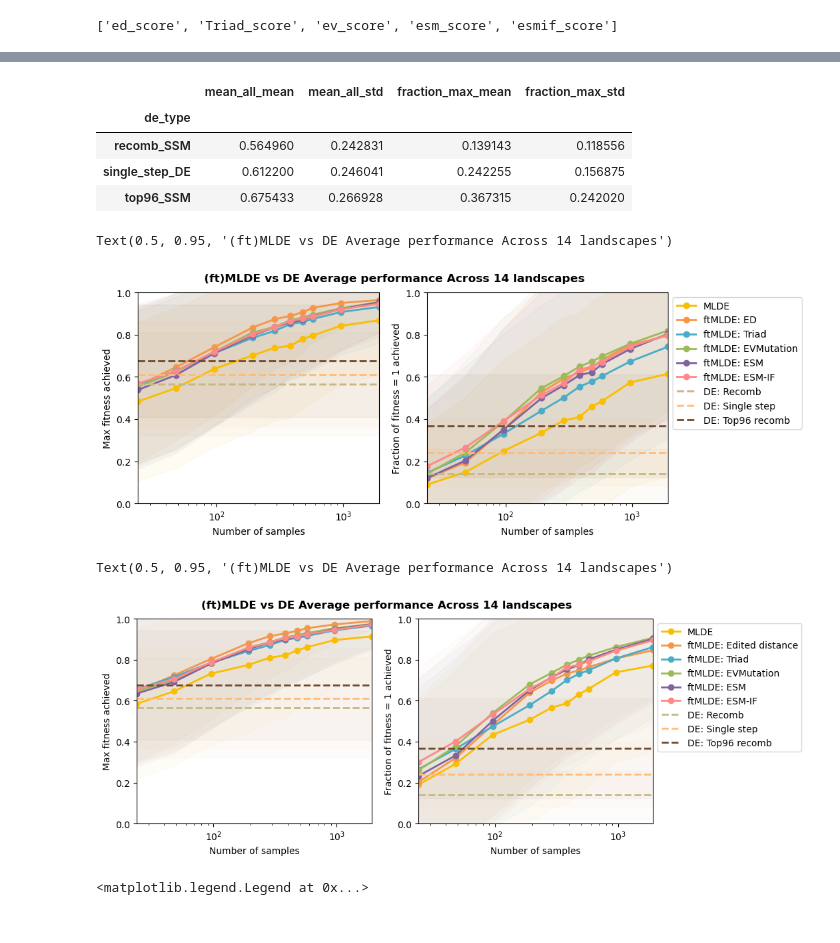
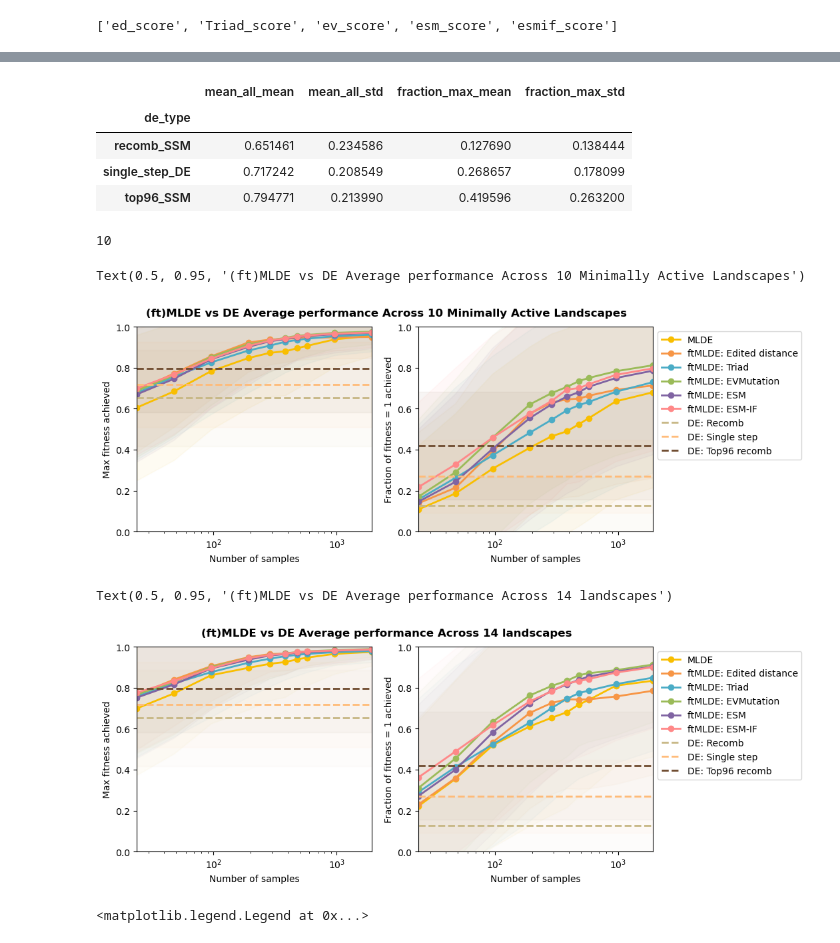
Before and after one commit to fhalab/SSMuLA, a Jupyter notebook: sandbox/avg_datasets.ipynb, the cells around one changed output, grey strips where cells are left out. Drawn from its saved outputs; the diff is of its cells as text; code cells hidden in the pictures.

Commit message:
fit corr actcut and reorg factor plot

```diff
--- a/sandbox/avg_datasets.ipynb
+++ b/sandbox/avg_datasets.ipynb
@@ -31,6 +39,9 @@ N_SAMPLE_LIST = [24, 48, 96, 192, 288, 384, 480, 576, 960, 1920]
 # %%
 mlde_all = pd.read_csv("results/mlde/all_df_comb_onehot.csv")
 de_all = pd.read_csv("results/de/DE-active/scale2max/all_landscape_de_summary.csv")
+# %%
+active_cutoff = 1
+active_lib_list = lib_stat[lib_stat["percent_active"]>active_cutoff]["lib"].tolist()
 # %%
 mlde_all.columns
 # %% [output]
@@ -62,13 +63,3 @@ avg_mlde
-# %%
-def get_mlde_avg_df(mlde_all, n_top, n_mut_cutoff, zs):
-    avg_mlde = mlde_all[
-        (mlde_all["zs"] == zs)
-        & (mlde_all["n_top"] == n_top)
-        & (mlde_all["n_mut_cutoff"] == n_mut_cutoff)
-    ][["n_sample", "top_maxes", "if_truemaxs"]].groupby("n_sample").agg(["mean", "std"]).reset_index()
-    avg_mlde.columns = ['{}_{}'.format(i, j) for i, j in avg_mlde.columns]
-    avg_mlde = avg_mlde.rename(columns={'n_sample_': 'n_sample'})
-    return avg_mlde
 # %%
 ZS_OPTS
 # %% [output]
@@ -78,8 +69,14 @@ n_top = 96
 avg_mlde_df_dict = {}
 
 # just mlde
-avg_mlde_df_dict["MLDE"] = get_mlde_avg_df(mlde_all, n_top, n_mut_cutoff="all", zs="none")
-avg_mlde_df_dict["ftMLDE: Edited distance"] = get_mlde_avg_df(mlde_all, n_top, n_mut_cutoff="double", zs="none")
+avg_mlde_df_dict["MLDE"] = get_mlde_avg_df(
+    mlde_all, n_top, n_mut_cutoff="all", zs="none", active_lib_list=active_lib_list
+)
+avg_mlde_df_dict["ftMLDE: Edited distance"] = get_mlde_avg_df(
+    mlde_all, n_top, n_mut_cutoff="double", zs="none", active_lib_list=active_lib_list
+)
 
 for zs in ZS_OPTS[1:]:
-    avg_mlde_df_dict[f"ftMLDE: {ZS_OPTS_LEGEND[zs]}"] = get_mlde_avg_df(mlde_all, n_top, n_mut_cutoff="all", zs=zs)
+    avg_mlde_df_dict[f"ftMLDE: {ZS_OPTS_LEGEND[zs]}"] = get_mlde_avg_df(
+        mlde_all, n_top, n_mut_cutoff="all", zs=zs, active_lib_list=active_lib_list
+    )
@@ -93,14 +103,22 @@ Index(['lib', 'de_type', 'max', 'mean_all', 'median_all', 'mean_top96',
 # %%
-de_avg = de_all[["de_type", "mean_all", "fraction_max"]].groupby("de_type").agg(["mean", "std"])
-de_avg.columns = ['{}_{}'.format(i, j) for i, j in de_avg.columns]
-de_avg = de_avg.rename(columns={'de_type_': 'de_type'})
+de_avg = (
+    de_all[de_all["lib"].isin(active_lib_list)][["de_type", "mean_all", "fraction_max"]]
+    .groupby("de_type")
+    .agg(["mean", "std"])
+)
+de_avg.columns = ["{}_{}".format(i, j) for i, j in de_avg.columns]
+de_avg = de_avg.rename(columns={"de_type_": "de_type"})
 de_avg
 # %% [output]
 |  | mean_all_mean | mean_all_std | fraction_max_mean | fraction_max_std |
 | de_type |  |  |  |  |
-| recomb_SSM | 0.564960 | 0.242831 | 0.139143 | 0.118556 |
-| single_step_DE | 0.612200 | 0.246041 | 0.242255 | 0.156875 |
-| top96_SSM | 0.675433 | 0.266928 | 0.367315 | 0.242020 |
+| recomb_SSM | 0.651461 | 0.234586 | 0.127690 | 0.138444 |
+| single_step_DE | 0.717242 | 0.208549 | 0.268657 | 0.178099 |
+| top96_SSM | 0.794771 | 0.213990 | 0.419596 | 0.263200 |
+# %%
+len(active_lib_list)
+# %% [output]
+10
 # %%
 # for avg cross number of samples
 
@@ -134,47 +152,53 @@ for ax, mlde_metric, de_metric, y_label in zip(
         )
 
     for de in DE_TYPES:
         ax.axhline(
             de_avg.loc[de, f"{de_metric}_mean"],
             label=f"DE: {DE_LEGEND_MAP[de]}",
             color=DE_COLORS[de],
             linestyle="dashed",
             linewidth=2,
         )
         ax.fill_between(
-            avg_mlde["n_sample"],
+            N_SAMPLE_LIST,
             de_avg.loc[de, f"{de_metric}_mean"] - de_avg.loc[de, f"{de_metric}_std"],
             de_avg.loc[de, f"{de_metric}_mean"] + de_avg.loc[de, f"{de_metric}_std"],
             color=DE_COLORS[de],
             alpha=0.05,
         )
 
     ax.set_xlim(N_SAMPLE_LIST[0], N_SAMPLE_LIST[-1])
     ax.set_ylim(0, 1.0)
 
     ax.set_xscale("log")
     ax.set_xlabel("Number of samples")
     ax.set_ylabel(f"{y_label} achieved")
 
     if ax == axes[1]:
         ax.legend(loc="upper left", bbox_to_anchor=(1, 1))
 
 fig.suptitle(
-    "(ft)MLDE vs DE Average performance Across 14 landscapes", fontsize=12, fontweight="bold", y=0.95
+    "(ft)MLDE vs DE Average performance Across 10 Minimally Active Landscapes", fontsize=12, fontweight="bold", y=0.95
 )
 # %% [output]
-Text(0.5, 0.95, '(ft)MLDE vs DE Average performance Across 14 landscapes')
+Text(0.5, 0.95, '(ft)MLDE vs DE Average performance Across 10 Minimally Active Landscapes')
-[figure, old version]
+[figure, new version]
 # %%
 n_top = 384
 avg_mlde_df_dict = {}
 
 # just mlde
-avg_mlde_df_dict["MLDE"] = get_mlde_avg_df(mlde_all, n_top, n_mut_cutoff="all", zs="none")
-avg_mlde_df_dict["ftMLDE: Edited distance"] = get_mlde_avg_df(mlde_all, n_top, n_mut_cutoff="double", zs="none")
+avg_mlde_df_dict["MLDE"] = get_mlde_avg_df(
+    mlde_all, n_top, n_mut_cutoff="all", zs="none", active_lib_list=active_lib_list
+)
+avg_mlde_df_dict["ftMLDE: Edited distance"] = get_mlde_avg_df(
+    mlde_all, n_top, n_mut_cutoff="double", zs="none", active_lib_list=active_lib_list
+)
 
 for zs in ZS_OPTS[1:]:
-    avg_mlde_df_dict[f"ftMLDE: {ZS_OPTS_LEGEND[zs]}"] = get_mlde_avg_df(mlde_all, n_top, n_mut_cutoff="all", zs=zs)
+    avg_mlde_df_dict[f"ftMLDE: {ZS_OPTS_LEGEND[zs]}"] = get_mlde_avg_df(
+        mlde_all, n_top, n_mut_cutoff="all", zs=zs, active_lib_list=active_lib_list
+    )
 
 # for avg cross number of samples
 
@@ -216,7 +240,7 @@ for ax, mlde_metric, de_metric, y_label in zip(
             linewidth=2,
         )
         ax.fill_between(
-            avg_mlde["n_sample"],
+            N_SAMPLE_LIST,
             de_avg.loc[de, f"{de_metric}_mean"] - de_avg.loc[de, f"{de_metric}_std"],
             de_avg.loc[de, f"{de_metric}_mean"] + de_avg.loc[de, f"{de_metric}_std"],
             color=DE_COLORS[de],
@@ -234,11 +258,14 @@ for ax, mlde_metric, de_metric, y_label in zip(
         ax.legend(loc="upper left", bbox_to_anchor=(1, 1))
 
 fig.suptitle(
-    "(ft)MLDE vs DE Average performance Across 14 landscapes", fontsize=12, fontweight="bold", y=0.95
+    "(ft)MLDE vs DE Average performance Across 14 landscapes",
+    fontsize=12,
+    fontweight="bold",
+    y=0.95,
 )
 # %% [output]
 Text(0.5, 0.95, '(ft)MLDE vs DE Average performance Across 14 landscapes')
-[figure, old version]
+[figure, new version]
 # %%
 # for avg cross number of samples
 
```
Also changed, not shown: parts of 5 cells of this notebook, 6 other files.
